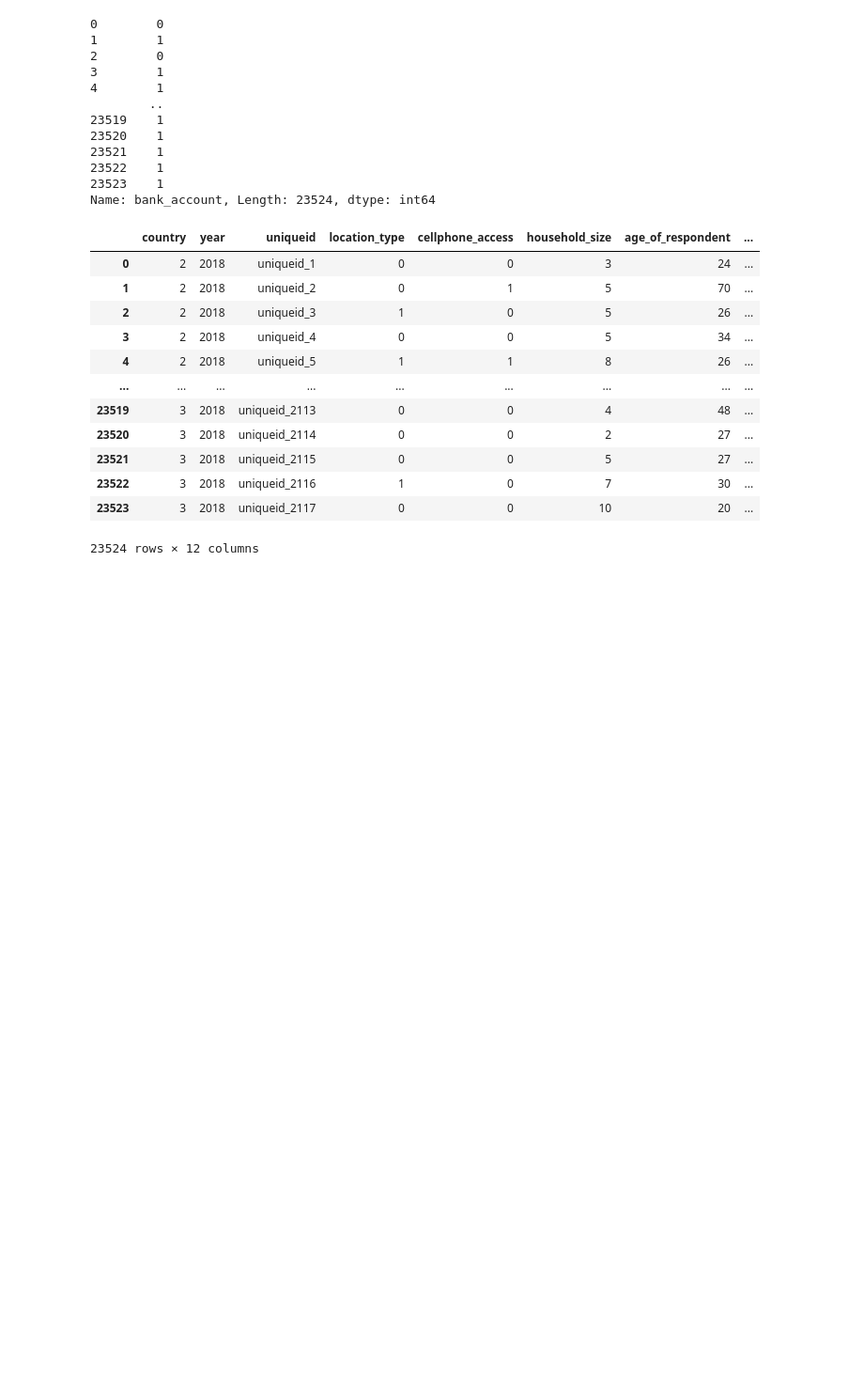
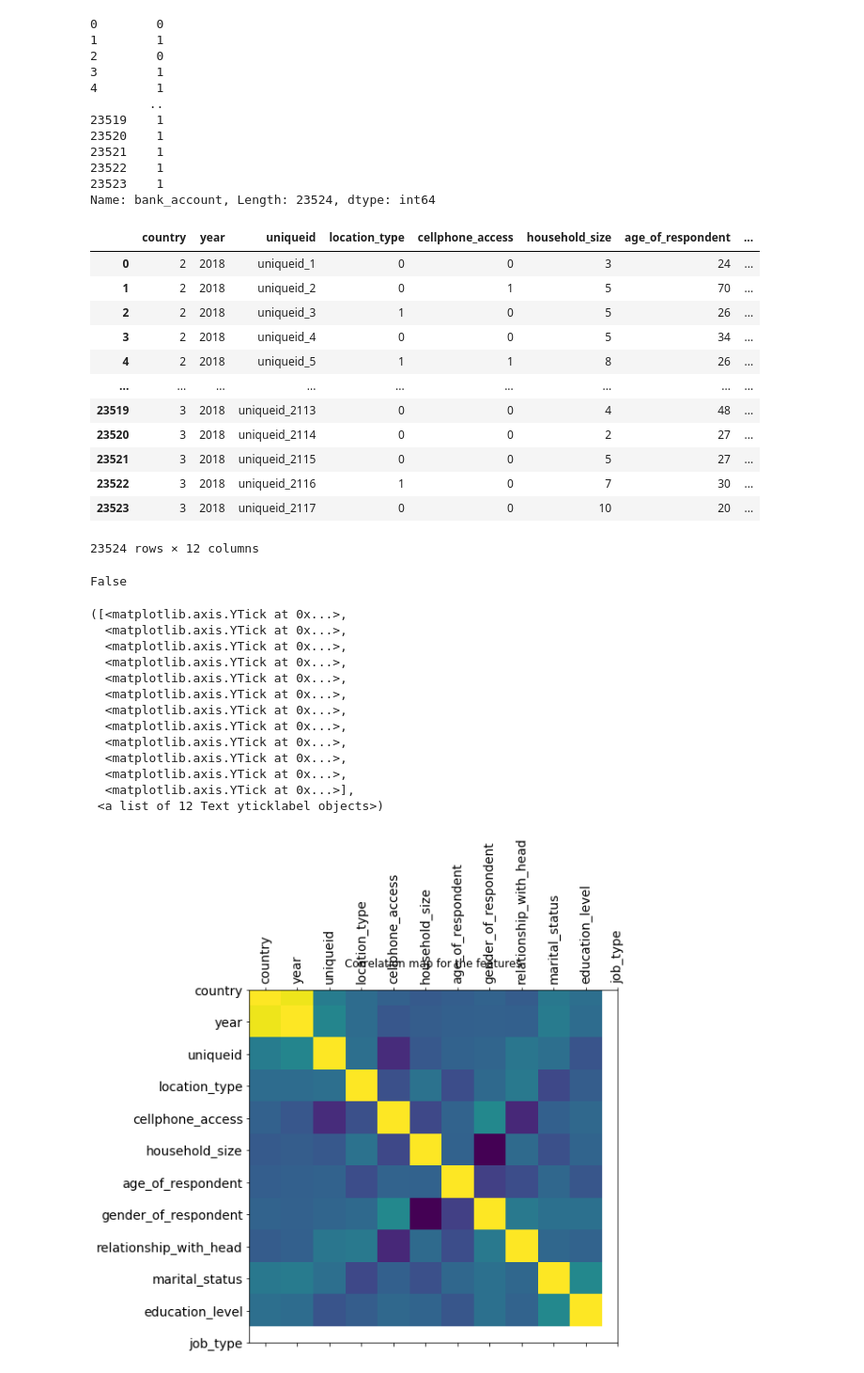
Before and after one commit to Elladuke/Financial_Inclusion, a Jupyter notebook: financial_inclusion_1.ipynb, the cells around one changed output. Shown at 94% size. Saved outputs shown, nothing was run; the diff lists cells and outputs as text; code cells hidden in the pictures; blank space fills up the shorter version.

Commit message:
added correlation map

```diff
--- a/financial_inclusion_1.ipynb
+++ b/financial_inclusion_1.ipynb
@@ -100,0 +98,29 @@ train_X
+# %%
+train_X.isnull().values.any()
+# %% [output]
+False
+# %%
+## correlations
+train_X.corr()
+
+#heap map of the correlations
+f = plt.figure(figsize=(10,7))
+plt.matshow(train_X.corr(), fignum= f.number)
+plt.title("Correlation map for the features")
+plt.xticks(range(train_X.shape[1]), train_X.columns, fontsize=14, rotation=90)
+plt.yticks(range(train_X.shape[1]), train_X.columns, fontsize=14)
+# %% [output]
+([<matplotlib.axis.YTick at 0x...>,
+  <matplotlib.axis.YTick at 0x...>,
+  <matplotlib.axis.YTick at 0x...>,
+  <matplotlib.axis.YTick at 0x...>,
+  <matplotlib.axis.YTick at 0x...>,
+  <matplotlib.axis.YTick at 0x...>,
+  <matplotlib.axis.YTick at 0x...>,
+  <matplotlib.axis.YTick at 0x...>,
+  <matplotlib.axis.YTick at 0x...>,
+  <matplotlib.axis.YTick at 0x...>,
+  <matplotlib.axis.YTick at 0x...>,
+  <matplotlib.axis.YTick at 0x...>],
+ <a list of 12 Text yticklabel objects>)
+[figure, added]
```
Also changed, not shown: parts of 3 cells of this notebook.
